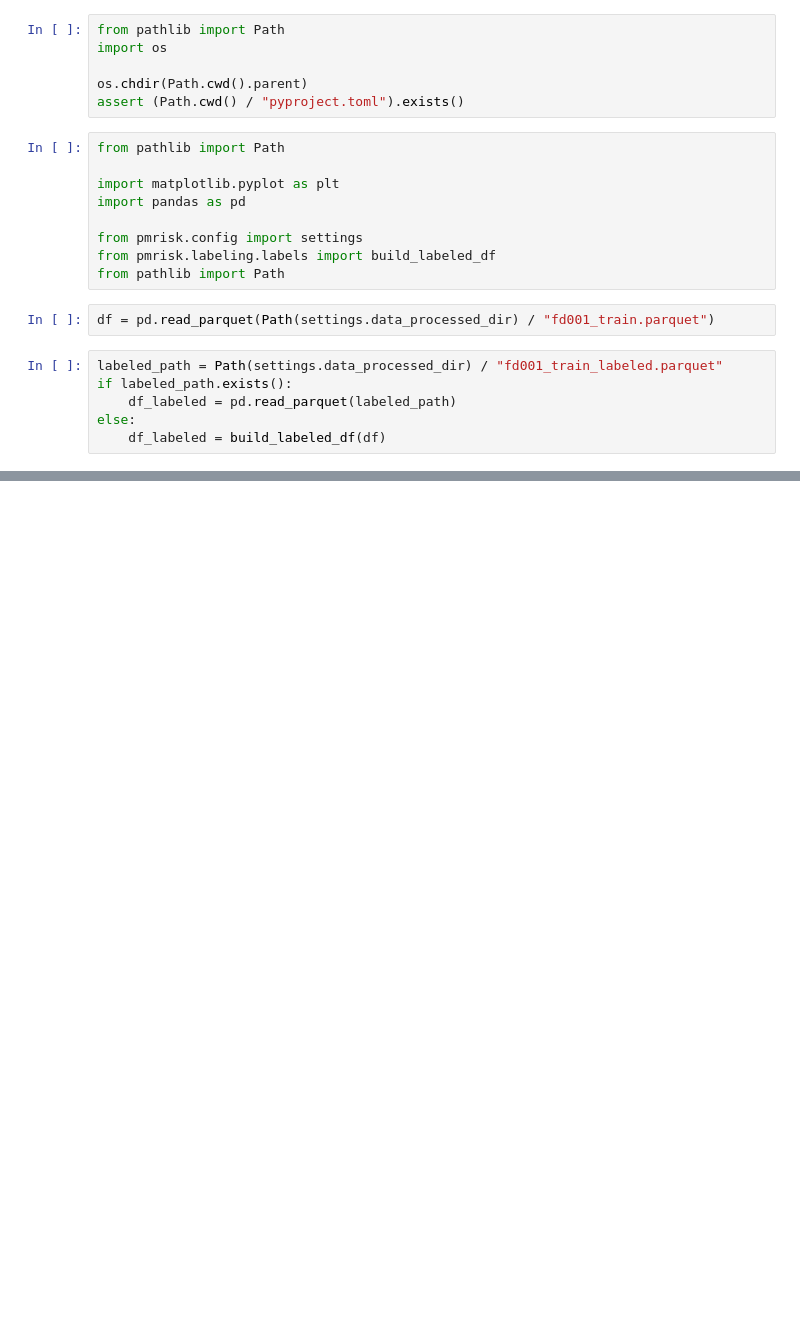
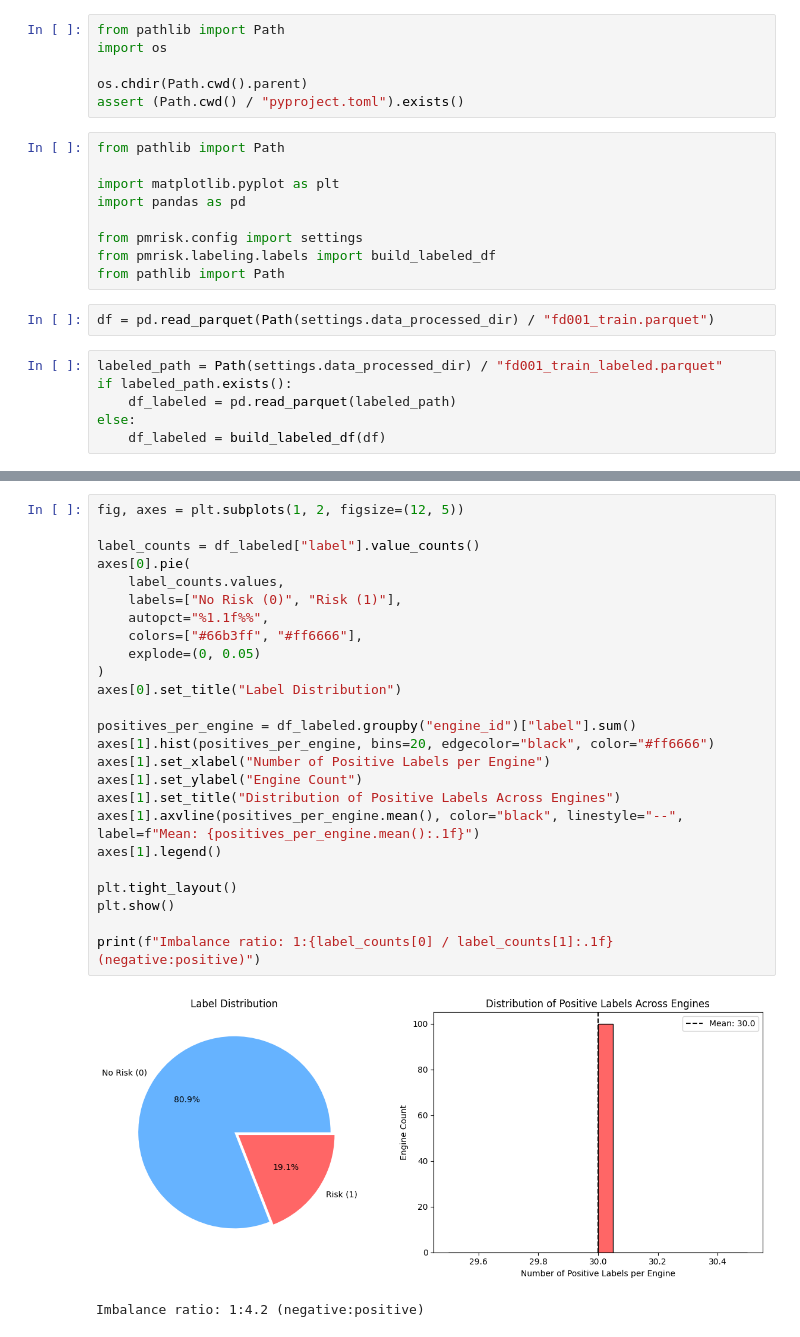
Before and after one commit to danielsamo-se/predictive-maintenance-risk, a Jupyter notebook: notebooks/eda_fd001.ipynb, the cells around one changed output, grey strips where cells are left out. Cells and saved outputs as stored; diff of their text form; blank space fills up the shorter version.

```diff
--- a/notebooks/eda_fd001.ipynb
+++ b/notebooks/eda_fd001.ipynb
@@ -57,0 +198,28 @@ print("Rows after window filter:", len(df_labeled), "of", len(df))
+# %%
+fig, axes = plt.subplots(1, 2, figsize=(12, 5))
+
+label_counts = df_labeled["label"].value_counts()
+axes[0].pie(
+    label_counts.values,
+    labels=["No Risk (0)", "Risk (1)"],
+    autopct="%1.1f%%",
+    colors=["#66b3ff", "#ff6666"],
+    explode=(0, 0.05)
+)
+axes[0].set_title("Label Distribution")
+
+positives_per_engine = df_labeled.groupby("engine_id")["label"].sum()
+axes[1].hist(positives_per_engine, bins=20, edgecolor="black", color="#ff6666")
+axes[1].set_xlabel("Number of Positive Labels per Engine")
+axes[1].set_ylabel("Engine Count")
+axes[1].set_title("Distribution of Positive Labels Across Engines")
+axes[1].axvline(positives_per_engine.mean(), color="black", linestyle="--", label=f"Mean: {positives_per_engine.mean():.1f}")
+axes[1].legend()
+
+plt.tight_layout()
+plt.show()
+
+print(f"Imbalance ratio: 1:{label_counts[0] / label_counts[1]:.1f} (negative:positive)")
+# %% [output]
+[figure, added]
+Imbalance ratio: 1:4.2 (negative:positive)
```
Also changed, not shown: parts of 12 cells of this notebook.
